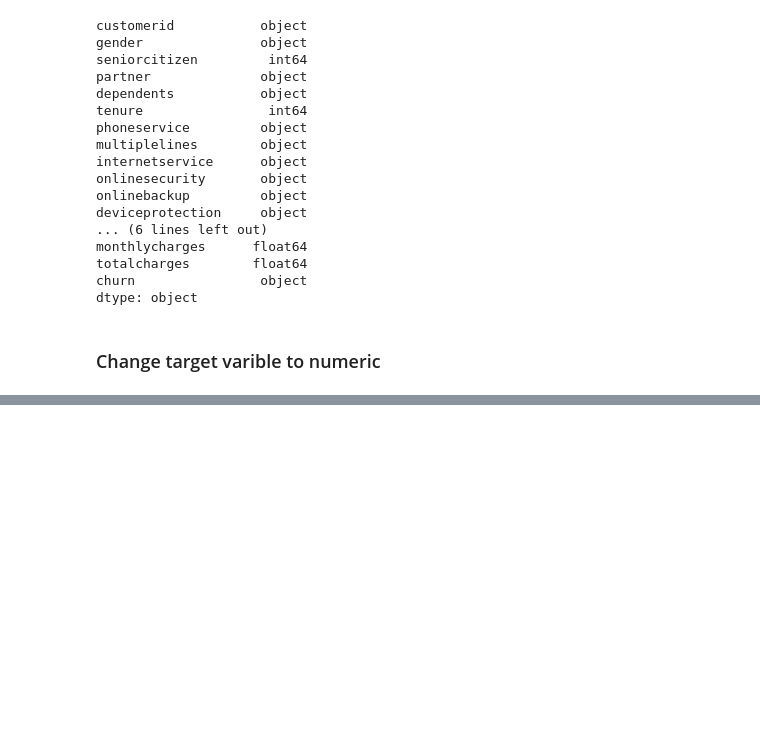
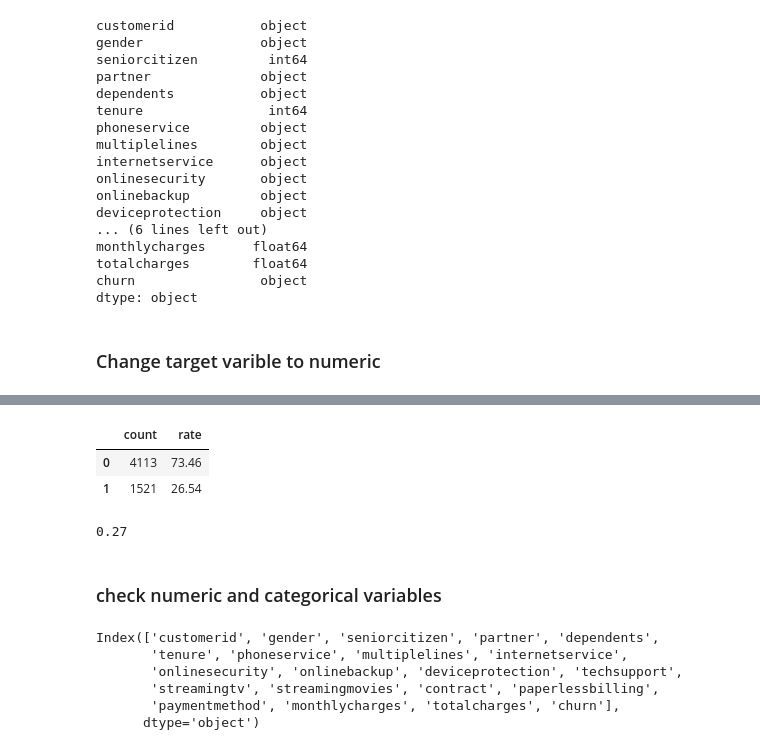
Before and after one commit to alabamustapha/ml-zoomcamp-2023, a Jupyter notebook: Binary Classification/Churn Prediction.ipynb, the cells around one changed output, grey strips where cells are left out. Cells and saved outputs as stored; diff of their text form; code cells hidden in the pictures; blank space fills up the shorter version.

```diff
--- a/Binary Classification/Churn Prediction.ipynb
+++ b/Binary Classification/Churn Prediction.ipynb
@@ -139,0 +133,6 @@ Name: churn, Length: 7043, dtype: int64
+# %%
+from sklearn.model_selection import train_test_split
+
+df_full_train, df_test = train_test_split(df, test_size=0.2, random_state=1)
+df_train, df_val = train_test_split(df_full_train, test_size=0.25, random_state=1)
+len(df_train), len(df_val), len(df_test)
@@ -139,0 +176,32 @@ Name: churn, Length: 7043, dtype: int64
+# %%
+# check target variable stat
+churn = pd.DataFrame([], columns=['count', 'rate'])
+churn['count'] = df_full_train.churn.value_counts()
+churn['rate'] = np.round(df.churn.value_counts(normalize=True) * 100, 2)
+churn
+# %% [output]
+|  | count | rate |
+| 0 | 4113 | 73.46 |
+| 1 | 1521 | 26.54 |
+# %%
+# calculate mean gives churn rate
+global_churn_rate = df_full_train.churn.mean()
+round(global_churn_rate, 2)
+# %% [output]
+0.27
+# %% [markdown]
+### check numeric and categorical variables
+# %%
+numerical =  ['tenure', 'monthlycharges', 'totalcharges']
+categorical = ['gender', 'seniorcitizen', 'partner', 'dependents',
+        'phoneservice', 'multiplelines', 'internetservice',
+       'onlinesecurity', 'onlinebackup', 'deviceprotection', 'techsupport',
+       'streamingtv', 'streamingmovies', 'contract', 'paperlessbilling',
+       'paymentmethod'
+# %% [output]
+Index(['customerid', 'gender', 'seniorcitizen', 'partner', 'dependents',
+       'tenure', 'phoneservice', 'multiplelines', 'internetservice',
+       'onlinesecurity', 'onlinebackup', 'deviceprotection', 'techsupport',
+       'streamingtv', 'streamingmovies', 'contract', 'paperlessbilling',
+       'paymentmethod', 'monthlycharges', 'totalcharges', 'churn'],
+      dtype='object')
```
Also changed, not shown: parts of 6 cells of this notebook.
